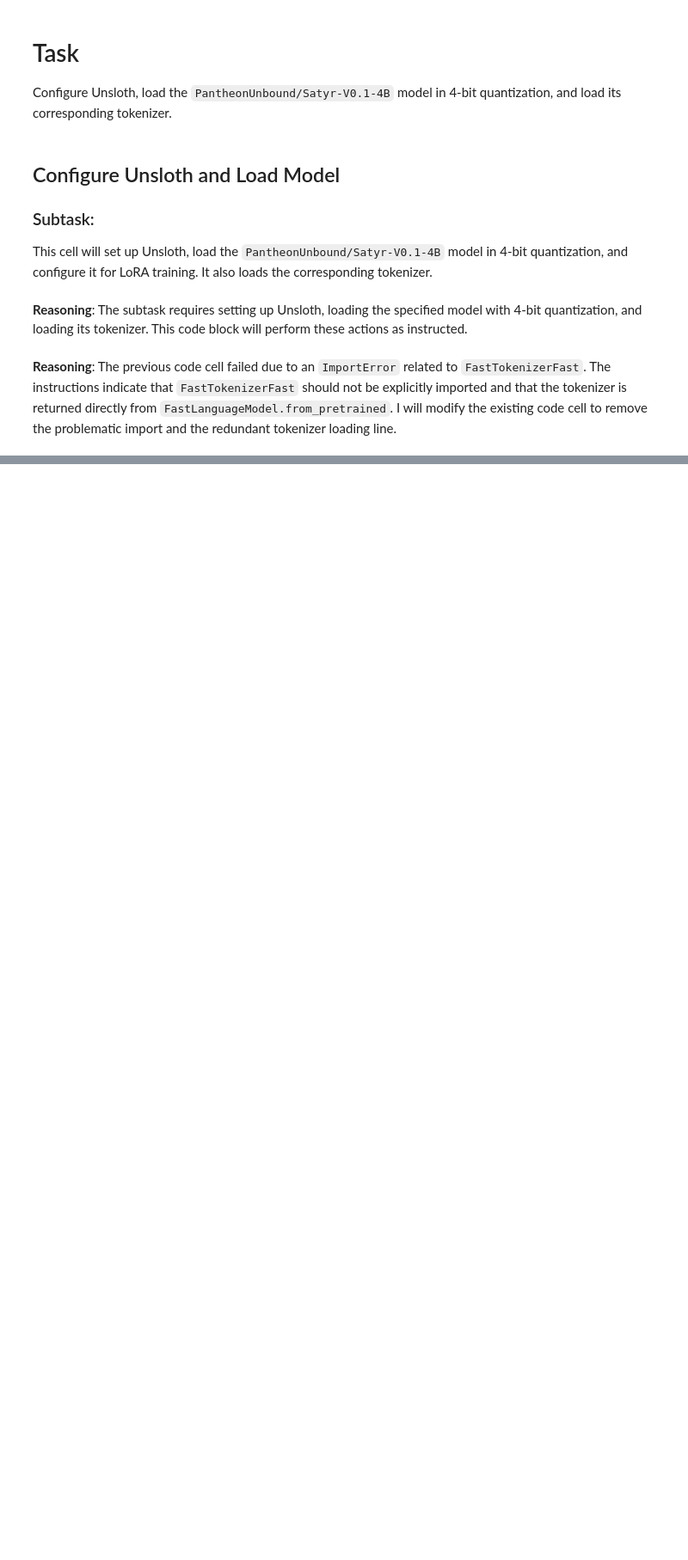
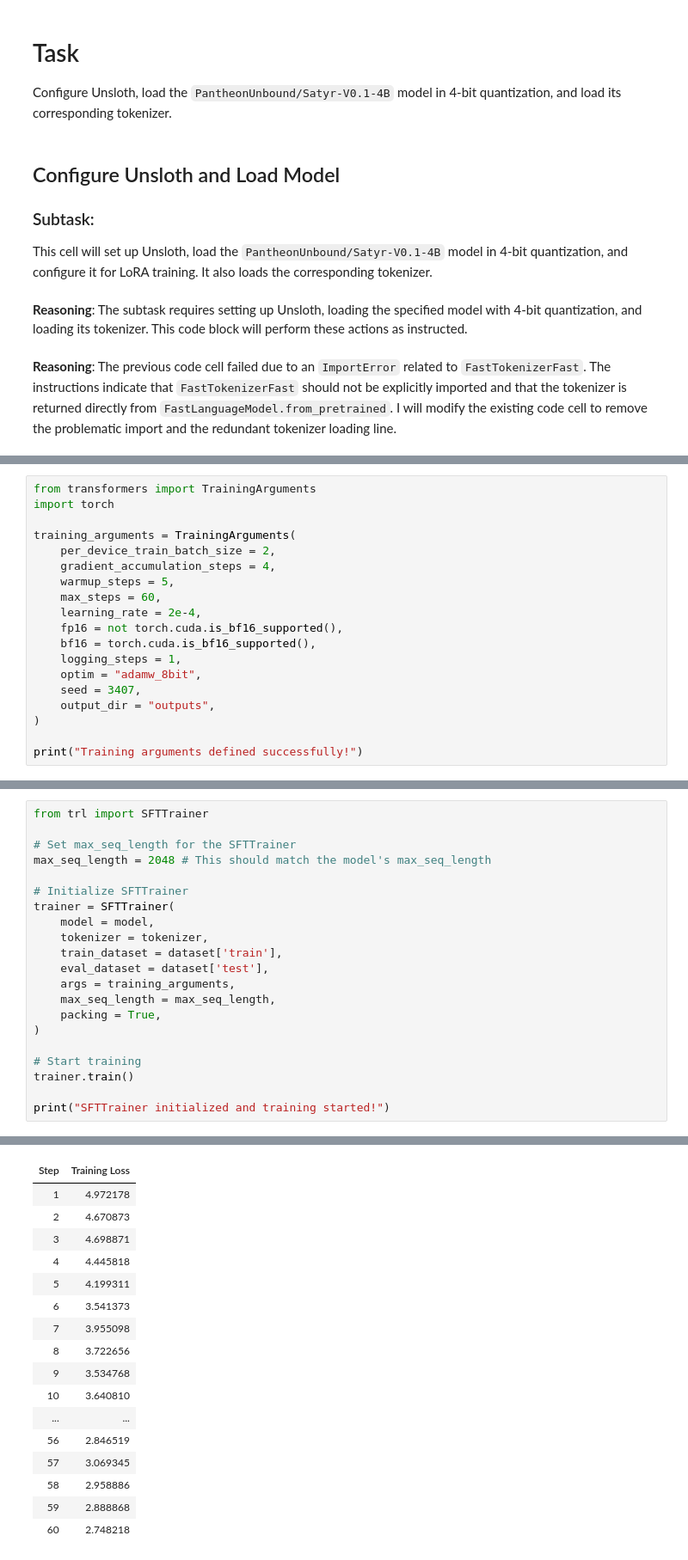
Before and after one commit to duckytej/Ai_, a Jupyter notebook: chapter_appendix-tools-for-deep-learning/jupyter.ipynb, the cells around one changed output, grey strips where cells are left out. Shown at 86% size. Saved outputs shown, nothing was run; the diff lists cells and outputs as text; blank space fills up the shorter version.

```diff
--- a/chapter_appendix-tools-for-deep-learning/jupyter.ipynb
+++ b/chapter_appendix-tools-for-deep-learning/jupyter.ipynb
@@ -107,0 +277,19 @@ If you're using a HuggingFace online model, check if it exists.
+# %%
+from transformers import TrainingArguments
+import torch
+
+training_arguments = TrainingArguments(
+    per_device_train_batch_size = 2,
+    gradient_accumulation_steps = 4,
+    warmup_steps = 5,
+    max_steps = 60,
+    learning_rate = 2e-4,
+    fp16 = not torch.cuda.is_bf16_supported(),
+    bf16 = torch.cuda.is_bf16_supported(),
+    logging_steps = 1,
+    optim = "adamw_8bit",
+    seed = 3407,
+    output_dir = "outputs",
+)
+
+print("Training arguments defined successfully!")
@@ -107,0 +306,22 @@ If you're using a HuggingFace online model, check if it exists.
+# %%
+from trl import SFTTrainer
+
+# Set max_seq_length for the SFTTrainer
+max_seq_length = 2048 # This should match the model's max_seq_length
+
+# Initialize SFTTrainer
+trainer = SFTTrainer(
+    model = model,
+    tokenizer = tokenizer,
+    train_dataset = dataset['train'],
+    eval_dataset = dataset['test'],
+    args = training_arguments,
+    max_seq_length = max_seq_length,
+    packing = True,
+)
+
+# Start training
+trainer.train()
+
+print("SFTTrainer initialized and training started!")
+# %% [output]
@@ -107,0 +346,17 @@ If you're using a HuggingFace online model, check if it exists.
+| Step | Training Loss |
+| 1 | 4.972178 |
+| 2 | 4.670873 |
+| 3 | 4.698871 |
+| 4 | 4.445818 |
+| 5 | 4.199311 |
+| 6 | 3.541373 |
+| 7 | 3.955098 |
+| 8 | 3.722656 |
+| 9 | 3.534768 |
+| 10 | 3.640810 |
+| ... | ... |
+| 56 | 2.846519 |
+| 57 | 3.069345 |
+| 58 | 2.958886 |
+| 59 | 2.888868 |
+| 60 | 2.748218 |
```
Also changed, not shown: parts of 36 cells of this notebook.
